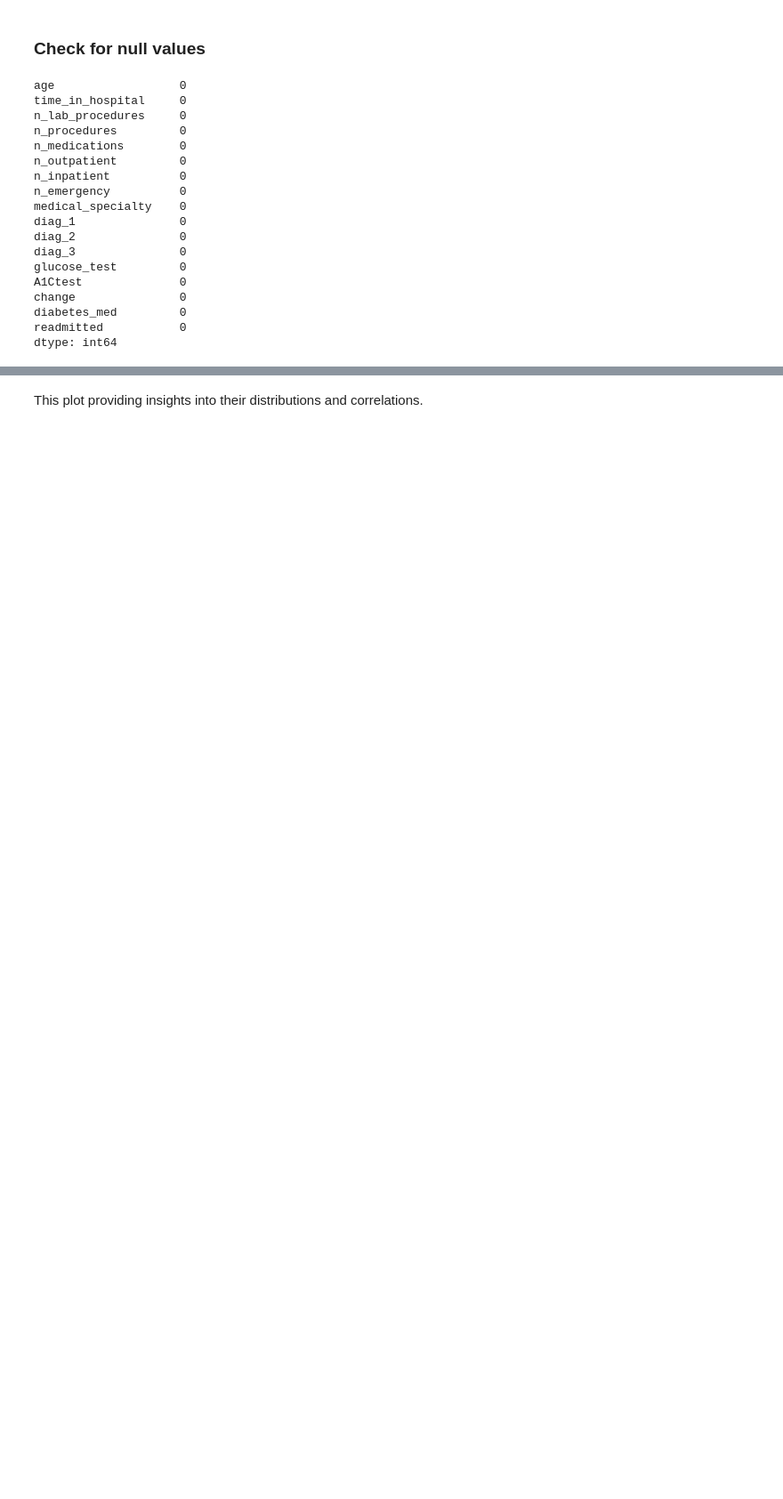
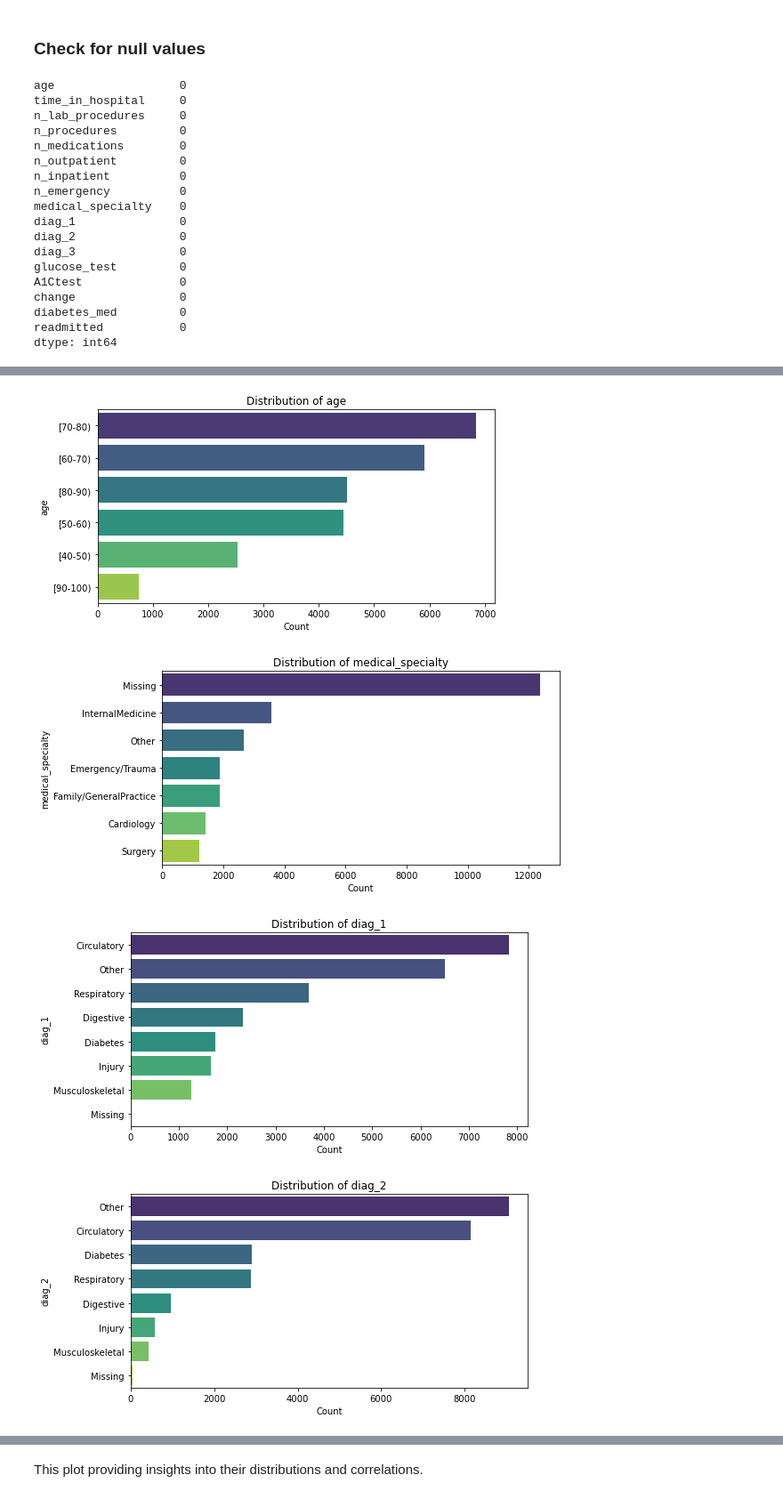
Before and after one commit to z1368/Hospital-Readmission-, a Jupyter notebook: 00 - eda.ipynb, the cells around one changed output, grey strips where cells are left out. Shown at 89% size. Drawn from its saved outputs; the diff is of its cells as text; code cells hidden in the pictures; blank space fills up the shorter version.

```diff
--- a/00 - eda.ipynb
+++ b/00 - eda.ipynb
@@ -127,15 +128,20 @@ readmitted           0
 dtype: int64
 # %%
 # Descriptive statistics
-# Numerical columns summary
 print("\033[1mNumerical columns summary:\033[0m")
 print(data.describe())
 
-# Categorical columns summary
-print("\033[1mCategorical columns summary:\033[0m")
-for col in data.select_dtypes(include=('object')):
-    print(f"\033[1m{col}:\033[0m")
+# Descriptive statistics for categorical columns
+print("\n\033[1mCategorical columns summary:\033[0m")
+for col in data.select_dtypes(include=('object', 'category')):  # Include both object and category types
+    print(f"\n\033[1m{col}:\033[0m")
+    print("Unique values:")
+    print(data[col].unique())
+    print("\nValue counts:")
     print(data[col].value_counts())
+    print("\nMissing values:", data[col].isnull().sum())
+    print(f"\nMode: {data[col].mode()[0]}")
+    print("-" * 40)
 # %% [output]
 Numerical columns summary:
        time_in_hospital  n_lab_procedures  n_procedures  n_medications  \
@@ -156,0 +165,15 @@ Name: readmitted, dtype: int64
+# %%
+
+
+for col in data.select_dtypes(include=('object', 'category')):
+    plt.figure(figsize=(8, 4))
+    sns.countplot(data=data, y=col, order=data[col].value_counts().index, palette="viridis")
+    plt.title(f"Distribution of {col}")
+    plt.xlabel("Count")
+    plt.ylabel(col)
+    plt.show()
+# %% [output]
+[figure, added]
+[figure, added]
+[figure, added]
+[figure, added]
```
Also changed, not shown: parts of 37 cells of this notebook, 1 other file.
